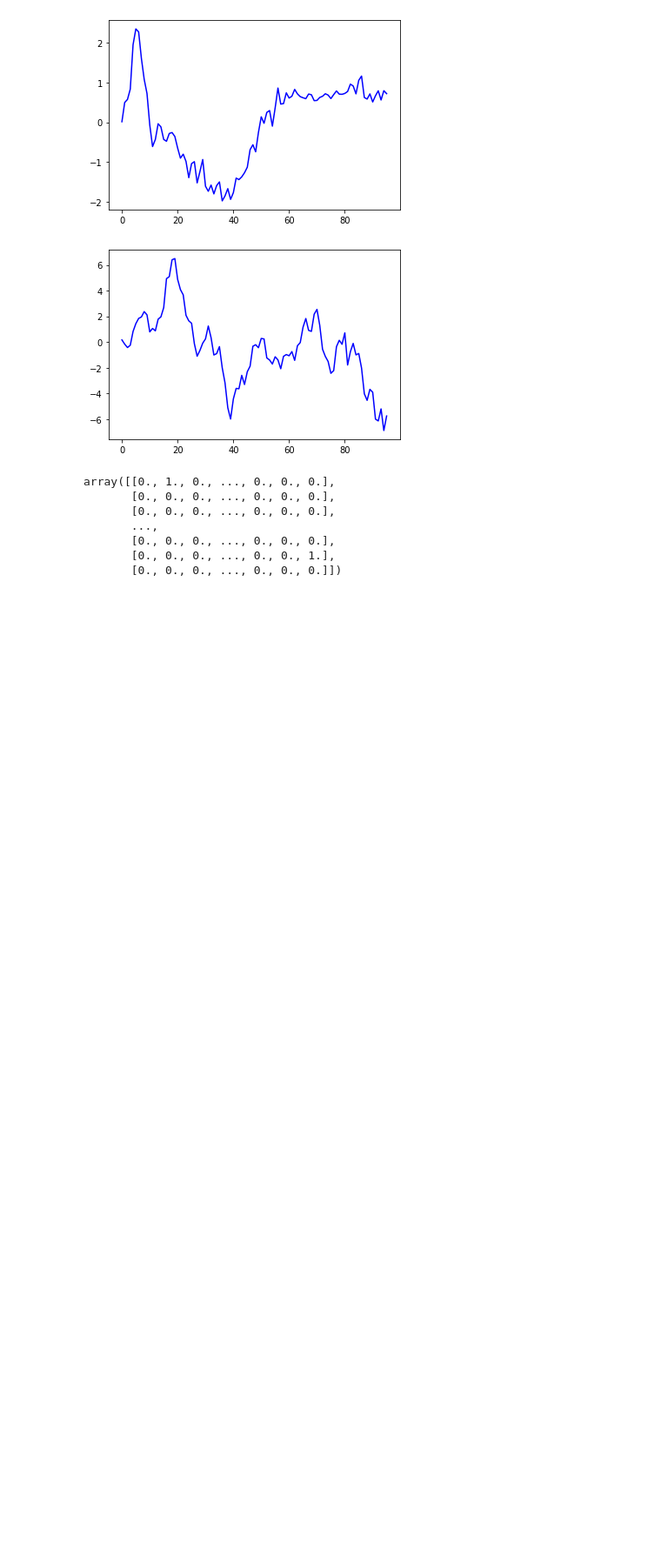
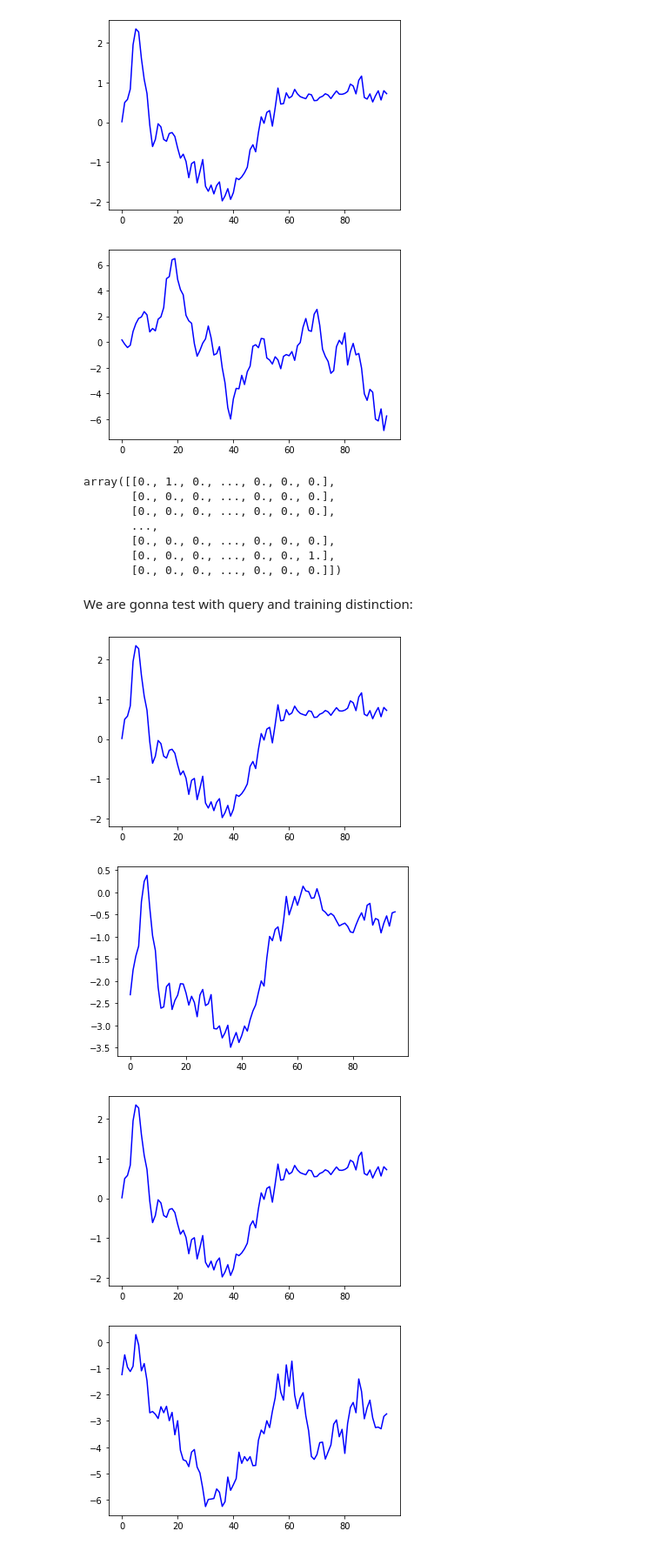
Before and after one commit to valeman/GRAILTS, a Jupyter notebook: Untitled5.ipynb, the cells around one changed output. Shown: that part at 87% size. Saved outputs shown, nothing was run; the diff lists cells and outputs as text; code cells hidden in the pictures; blank space fills up the shorter version.

Commit message:
random walk test

```diff
--- a/Untitled5.ipynb
+++ b/Untitled5.ipynb
@@ -205,3 +211,26 @@ array([[0., 1., 0., ..., 0., 0., 0.],
        [0., 0., 0., ..., 0., 0., 0.],
        [0., 0., 0., ..., 0., 0., 1.],
        [0., 0., 0., ..., 0., 0., 0.]])
+# %% [markdown]
+We are gonna test with query and training distinction:
+# %%
+for sd in [0.1, 0.5, 1]:
+    newdata = generate_with_rwalk(sd = sd)
+    causal_db = np.array([newdata[i] for i in range(0,200,2)])
+    effect_db = np.array([newdata[i] for i in range(1,200,2)])
+    with open('ecgrwalksd{}_causaldb.npy'.format(sd), 'wb') as f:
+        np.save(f, causal_db)
+    with open('ecgrwalksd{}_effectdb.npy'.format(sd), 'wb') as f:
+        np.save(f, effect_db)
+    for pval in [0.05, 0.001, 1e-9, 1e-20]:
+        truemat = np.zeros((causal_db.shape[0], effect_db.shape[0]))
+        for i in tqdm(range(causal_db.shape[0])):
+            for j in range(effect_db.shape[0]):
+                truemat[i,j] = granger_causality(effect_db[j], causal_db[i], lag = 2, verbose = False, pval = pval)
+        with open('ecgrwalksd{}_pval{}_split_truemat.npy'.format(sd, pval), 'wb') as f:
+            np.save(f, truemat)
+# %% [output]
+[figure, added]
+[figure, added]
+[figure, added]
+[figure, added]
```
Also changed, not shown: parts of 5 cells of this notebook, 19 other files.
